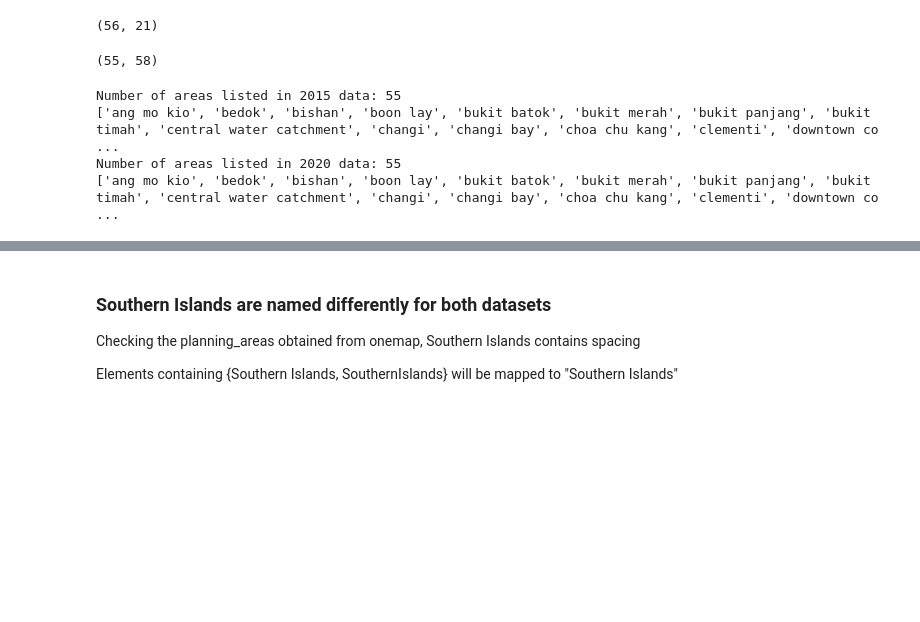
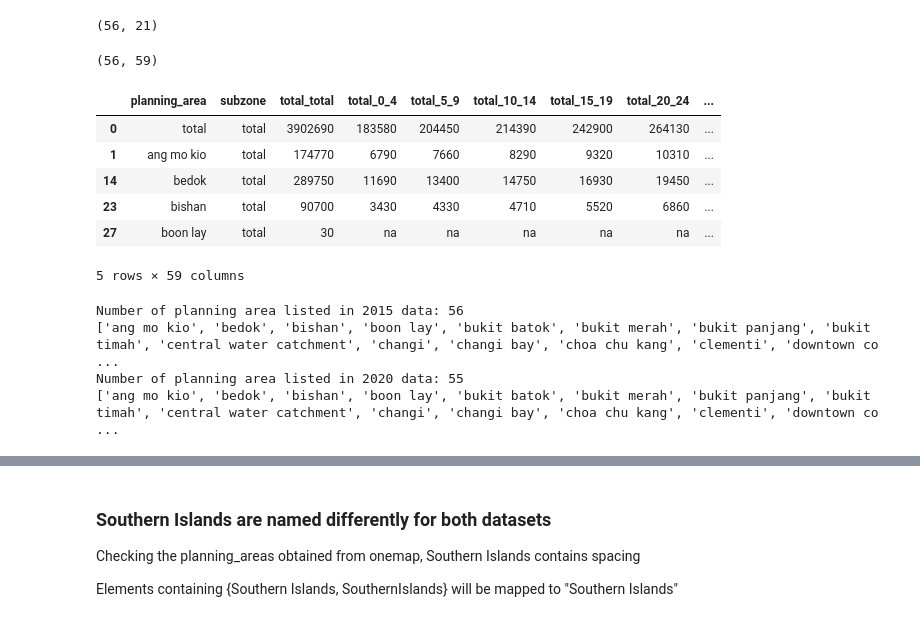
Before and after one commit to axellee1994/AED-OHCA, a Jupyter notebook: src/scripts/onemap_singstat_data/changes_in_population.ipynb, the cells around one changed output, grey strips where cells are left out. Cells and saved outputs as stored; diff of their text form; code cells hidden in the pictures; blank space fills up the shorter version.

```diff
--- a/src/scripts/onemap_singstat_data/changes_in_population.ipynb
+++ b/src/scripts/onemap_singstat_data/changes_in_population.ipynb
@@ -121,13 +182,31 @@ population_2020_df.shape
 # %% [output]
 (56, 21)
 # %%
-mask = population_2015_df["number"].str.contains("- total", na = False) # do not include NA
-planning_area_2015 = population_2015_df[mask]
-planning_area_2015.shape
+# Condition A: planning_area contains the string "- total"
+mask_dash_total = population_2015_df["planning_area"].str.contains("- total", na=False)
+
+# Condition B: planning_area contains the exact string "total"
+# Use .eq() for an exact match
+mask_exact_total = population_2015_df["planning_area"].eq("total")
+
+# Combine the masks using the logical OR operator (|)
+mask = mask_dash_total | mask_exact_total
+
+planning_area_2015 = population_2015_df[mask].copy()
+planning_area_2015['planning_area'] = planning_area_2015['planning_area'].str.replace('- total', '').str.strip()
+print(planning_area_2015.shape)
+planning_area_2015.head()
 # %% [output]
-(55, 58)
+(56, 59)
+|  | planning_area | subzone | total_total | total_0_4 | total_5_9 | total_10_14 | total_15_19 | total_20_24 | ... |
+| 0 | total | total | 3902690 | 183580 | 204450 | 214390 | 242900 | 264130 | ... |
+| 1 | ang mo kio | total | 174770 | 6790 | 7660 | 8290 | 9320 | 10310 | ... |
+| 14 | bedok | total | 289750 | 11690 | 13400 | 14750 | 16930 | 19450 | ... |
+| 23 | bishan | total | 90700 | 3430 | 4330 | 4710 | 5520 | 6860 | ... |
+| 27 | boon lay | total | 30 | na | na | na | na | na | ... |
+5 rows × 59 columns
 # %%
-areas_2015 = planning_area_2015["number"].tolist()
+areas_2015 = planning_area_2015["planning_area"].tolist()
 areas_2015 = [s.replace('- total', '') for s in areas_2015]
 areas_2015.sort()
 areas_2020 = population_2020_df["planning_area"].tolist()
@@ -135,14 +214,14 @@ areas_2020 = [s.replace('\n', '') for s in areas_2020]
 index_of_total = areas_2020.index("total")
 del areas_2020[index_of_total]
 areas_2020.sort()
-print("Number of areas listed in 2015 data:", len(areas_2015))
+print("Number of planning area listed in 2015 data:", len(areas_2015))
 print(areas_2015)
-print("Number of areas listed in 2020 data:", len(areas_2020))
+print("Number of planning area listed in 2020 data:", len(areas_2020))
 print(areas_2020)
 # %% [output]
-Number of areas listed in 2015 data: 55
+Number of planning area listed in 2015 data: 56
 ['ang mo kio', 'bedok', 'bishan', 'boon lay', 'bukit batok', 'bukit merah', 'bukit panjang', 'bukit timah', 'central water catchment', 'changi', 'changi bay', 'choa chu kang', 'clementi', 'downtown co ...
-Number of areas listed in 2020 data: 55
+Number of planning area listed in 2020 data: 55
 ['ang mo kio', 'bedok', 'bishan', 'boon lay', 'bukit batok', 'bukit merah', 'bukit panjang', 'bukit timah', 'central water catchment', 'changi', 'changi bay', 'choa chu kang', 'clementi', 'downtown co ...
 # %%
 # if the planning areas have the same name and non of them are missing, an empty set will be returned.
```
Also changed, not shown: parts of 28 cells of this notebook, 11 other files.
